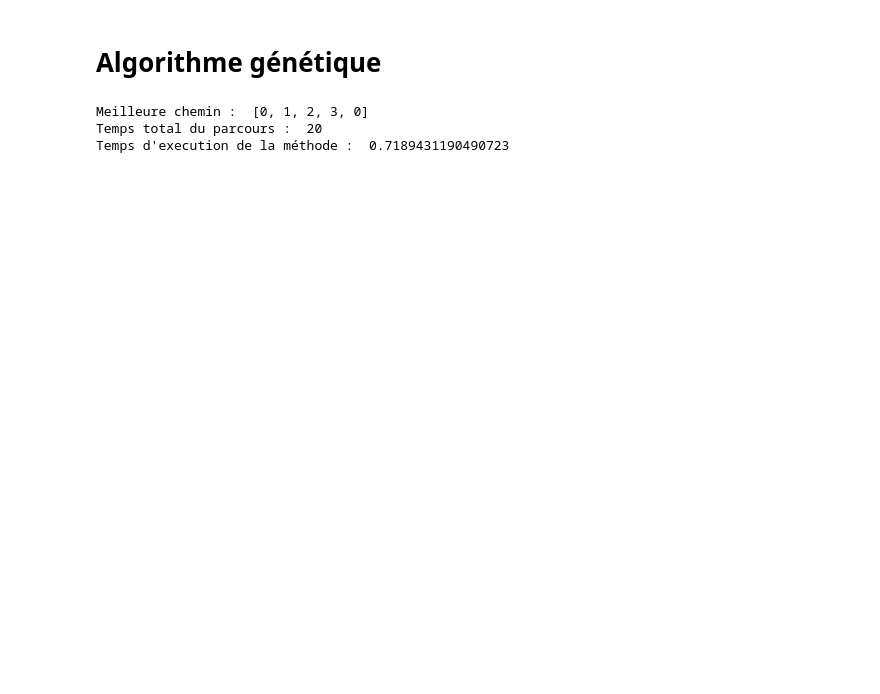
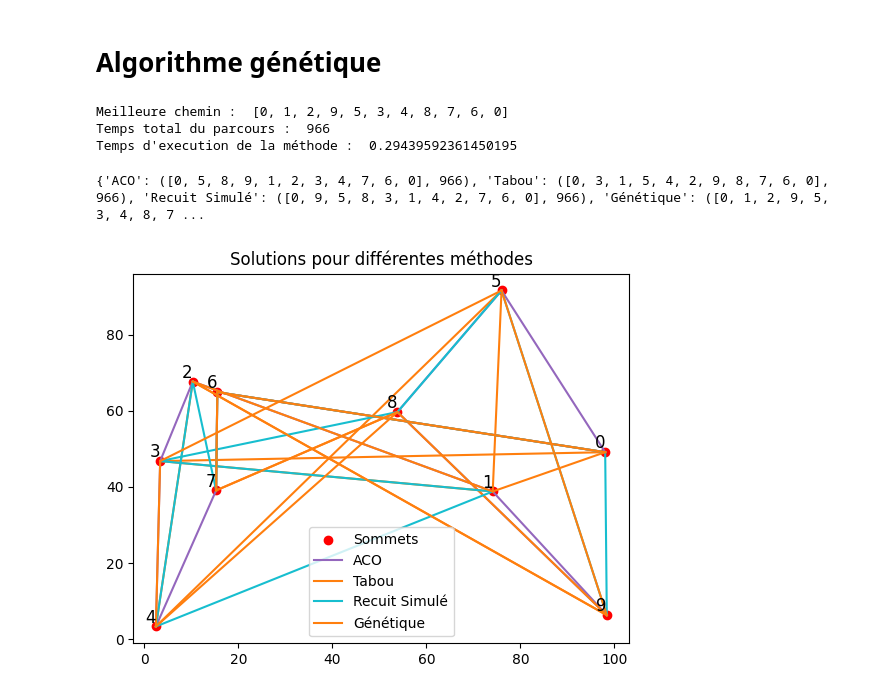
Before and after one commit to KisaPulga/Recherche_Operationnelle_Groupe_1, a Jupyter notebook: livrable_Groupe_1.ipynb, the cells around one changed output. Drawn from its saved outputs; the diff is of its cells as text; code cells hidden in the pictures; blank space fills up the shorter version.

```diff
--- a/livrable_Groupe_1.ipynb
+++ b/livrable_Groupe_1.ipynb
@@ -1146,8 +1113,8 @@ for _ in range(500):
 
 temps_fin = time.time()
 
-meilleure_chemin, meilleure_temps = meilleure_solution
-print("Meilleure chemin : ", meilleure_chemin)
-print("Temps total du parcours : ", meilleure_temps)
+meilleure_chemin_tabou, meilleure_temps_tabou = meilleure_solution
+print("Meilleure chemin : ", meilleure_chemin_tabou)
+print("Temps total du parcours : ", meilleure_temps_tabou)
 print("Temps d'execution de la méthode : ", temps_fin - temps_debut)
 # %% [output]
@@ -1220,10 +1187,10 @@ def recuit_simule(adj: List[List[int]], time_windows: Dict[int,tuple[int]], temp
     return meilleure_solution, meilleure_score
 
 temps_debut = time.time()
-meilleure_chemin, meilleure_temps = recuit_simule(adj, time_windows)
+meilleure_chemin_recuit_simulé, meilleure_temps_recuit_simulé = recuit_simule(adj, time_windows)
 temps_fin = time.time()
 
-print("Meilleure chemin : ", meilleure_chemin)
-print("Temps total du parcours : ", meilleure_temps)
+print("Meilleure chemin : ", meilleure_chemin_recuit_simulé)
+print("Temps total du parcours : ", meilleure_temps_recuit_simulé)
 print("Temps d'execution de la méthode : ", temps_fin - temps_debut)
 # %% [output]
@@ -1309,13 +1276,66 @@ def algo_genetique(adj: List[List[int]], time_windows: Dict[int, Tuple[int, int]
     return meilleure_solution, meilleure_score
 
 temps_debut = time.time()
-meilleure_chemin, meilleure_temps = algo_genetique(adj, time_windows)
+meilleure_chemin_genetique, meilleure_temps_genetique = algo_genetique(adj, time_windows)
 temps_fin = time.time()
 
-print("Meilleure chemin : ", meilleure_chemin)
-print("Temps total du parcours : ", meilleure_temps)
+print("Meilleure chemin : ", meilleure_chemin_genetique)
+print("Temps total du parcours : ", meilleure_temps_genetique)
 print("Temps d'execution de la méthode : ", temps_fin - temps_debut)
 # %% [output]
-Meilleure chemin :  [0, 1, 2, 3, 0]
-Temps total du parcours :  20
-Temps d'execution de la méthode :  0.7189431190490723
+Meilleure chemin :  [0, 1, 2, 9, 5, 3, 4, 8, 7, 6, 0]
+Temps total du parcours :  966
+Temps d'execution de la méthode :  0.29439592361450195
+# %%
+def plot_solutions(distance, solutions):
+    """
+    Plot des solutions pour différentes méthodes avec des couleurs différentes.
+
+    Args:
+        distance (list[list[int]]): Matrice des distances entre les sommets.
+        solutions (dict): Dictionnaire contenant les chemins pour chaque méthode.
+                          Clé : Nom de la méthode, Valeur : Chemin (liste des sommets), Coûts.
+    """
+    num_sommets = len(distance)
+
+    # Générer des coordonnées aléatoires pour les sommets
+    coords = np.random.rand(num_sommets, 2) * 100 # Coordonnées entre 0 et 100
+
+    # Plot des sommets
+    plt.scatter(coords[:, 0], coords[:, 1], c='red', marker='o', label='Sommets')
+
+    # Label des sommets
+    for i in range(num_sommets):
+        plt.annotate(str(i), (coords[i, 0], coords[i, 1]), fontsize=12, ha='right', va='bottom')
+
+    # Couleurs pour chaque méthode
+    colors = random.sample(list(plt.cm.tab10.colors), len(solutions))
+    for idx, (method, chemin) in enumerate(solutions.items()):
+        color = random.choice(colors)  # Choisir une couleur aléatoire pour chaque méthode
+        # Plot des arêtes pour chaque méthode
+        for i in range(len(chemin[0]) - 1):
+            sommet1 = chemin[0][i]
+            sommet2 = chemin[0][i + 1]
+            plt.plot([coords[sommet1, 0], coords[sommet2, 0]],
+                     [coords[sommet1, 1], coords[sommet2, 1]],
+                     color=color, label=method if i == 0 else "")  # Ajouter la légende une seule fois
+
+    plt.title("Solutions pour différentes méthodes")
+    plt.legend()
+    plt.show()
+
+
+
+# Exemple d'utilisation avec les solutions des différentes méthodes
+solutions = {
+    "ACO": (meilleur_chemin_fourmis, meilleur_cout_fourmis),
+    "Tabou": (meilleure_chemin_tabou, meilleure_temps_tabou),
+    "Recuit Simulé": (meilleure_chemin_recuit_simulé, meilleure_temps_recuit_simulé),
+    "Génétique": (meilleure_chemin_genetique, meilleure_temps_genetique)  # Remplacez par la solution génétique si différente
+}
+
+print(solutions)
+plot_solutions(distance, solutions)
+# %% [output]
+{'ACO': ([0, 5, 8, 9, 1, 2, 3, 4, 7, 6, 0], 966), 'Tabou': ([0, 3, 1, 5, 4, 2, 9, 8, 7, 6, 0], 966), 'Recuit Simulé': ([0, 9, 5, 8, 3, 1, 4, 2, 7, 6, 0], 966), 'Génétique': ([0, 1, 2, 9, 5, 3, 4, 8, 7 ...
+[figure, added]
```
Also changed, not shown: parts of 5 cells of this notebook.
